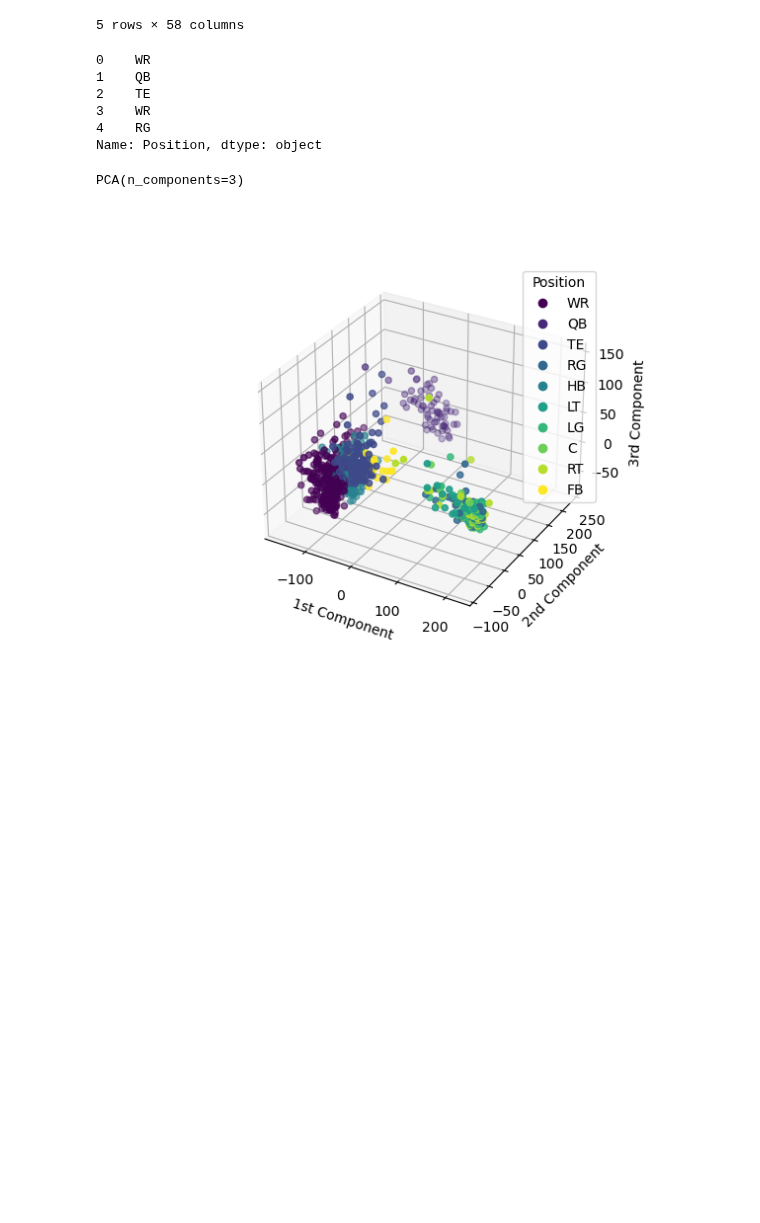
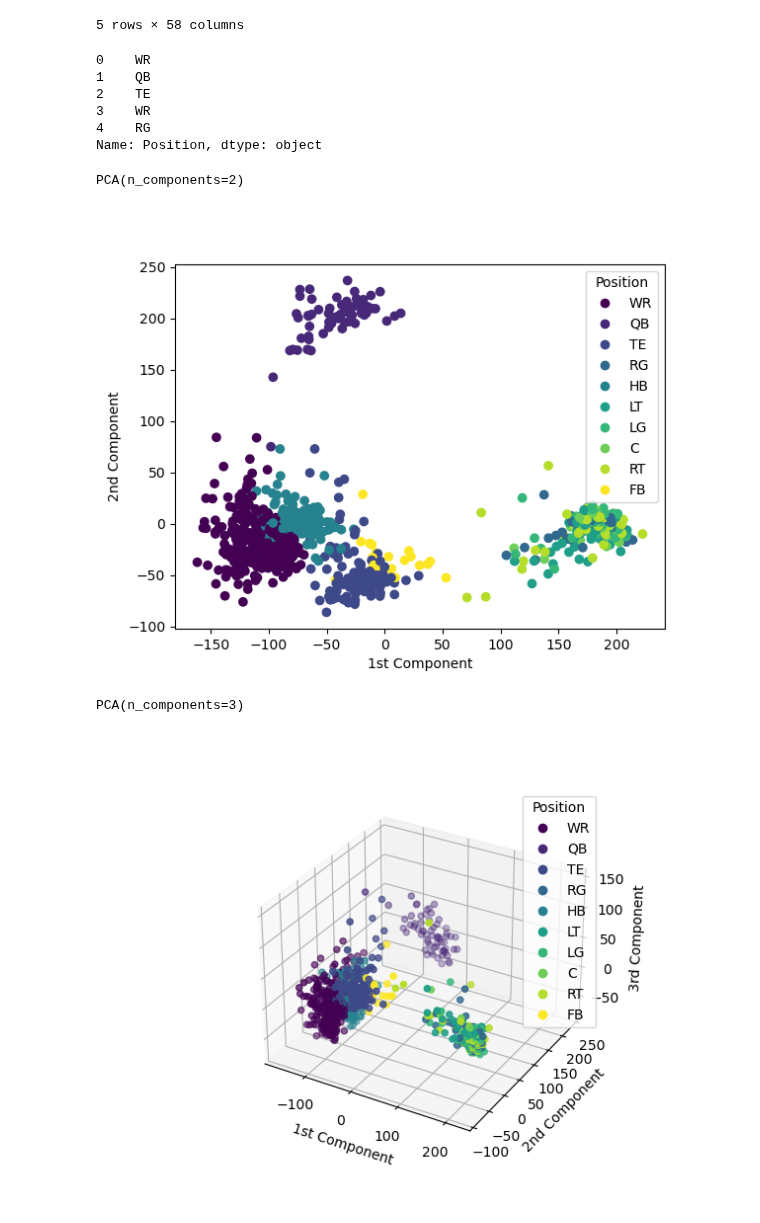
Before and after one commit to samuelrufusward/ADS-NFL, a Jupyter notebook: BigDataBowl2023/PositionPCA.ipynb, the cells around one changed output. Cells and saved outputs as stored; diff of their text form; code cells hidden in the pictures; blank space fills up the shorter version.

```diff
--- a/BigDataBowl2023/PositionPCA.ipynb
+++ b/BigDataBowl2023/PositionPCA.ipynb
@@ -50,6 +50,31 @@ Y.head()
 3    WR
 4    RG
 Name: Position, dtype: object
+# %%
+pca = PCA(n_components=2)
+pca.fit(X)
+# %% [output]
+PCA(n_components=2)
+# %%
+import matplotlib.pyplot as plt
+
+fig = plt.figure()
+ax = fig.add_subplot()
+
+X_reduced = pca.transform(X)
+
+scatter = ax.scatter(X_reduced[:, 0], X_reduced[:, 1], c=Y_dict, label=Y)
+
+handles, label = scatter.legend_elements()
+
+ax.legend(handles, ['WR', 'QB', 'TE', 'RG', 'HB', 'LT', 'LG', 'C', 'RT', 'FB'], title='Position')
+
+ax.set_xlabel('1st Component')
+ax.set_ylabel('2nd Component')
+
+plt.show()
+# %% [output]
+[figure, added]
 # %%
 pca = PCA(n_components=3)
 pca.fit(X)
```
Also changed, not shown: 2 other files.
